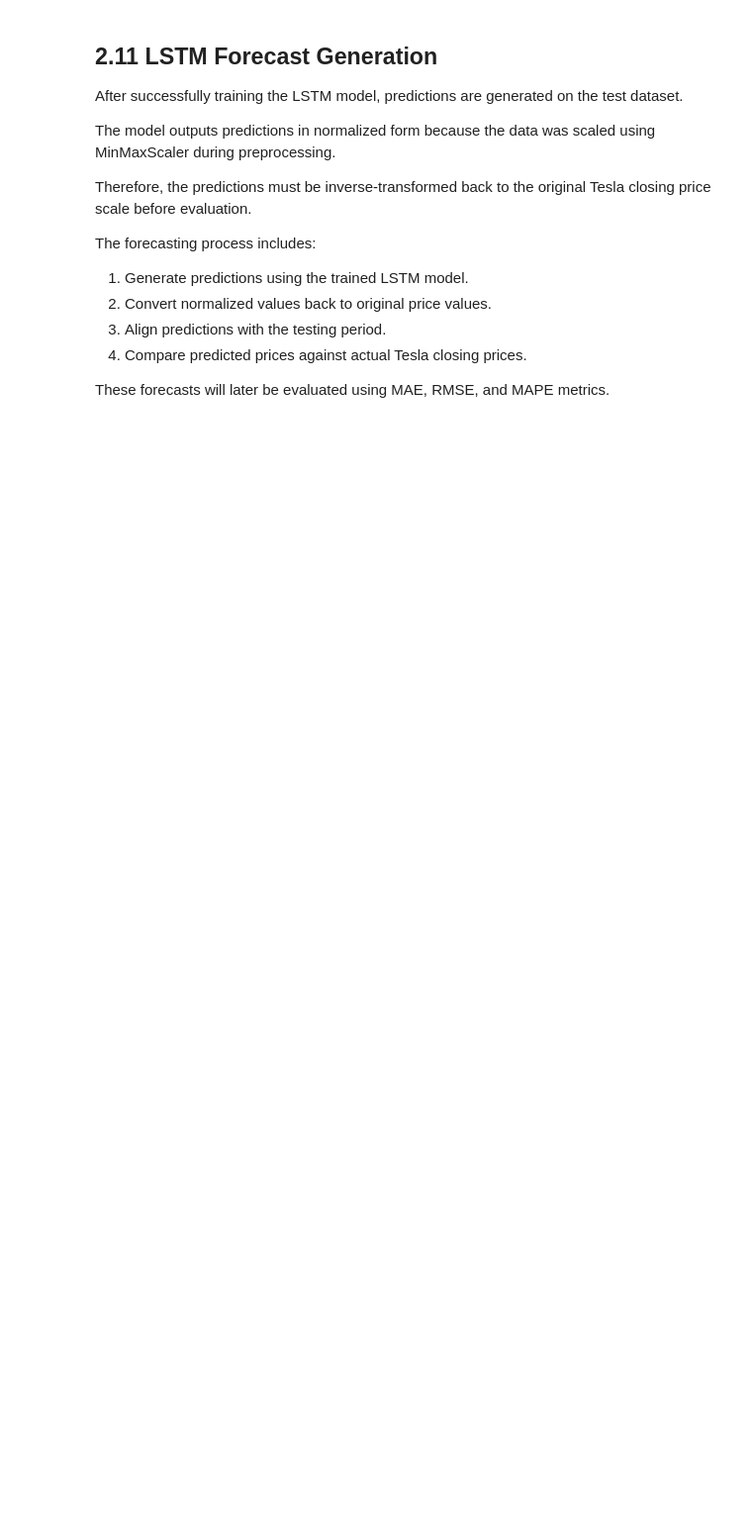
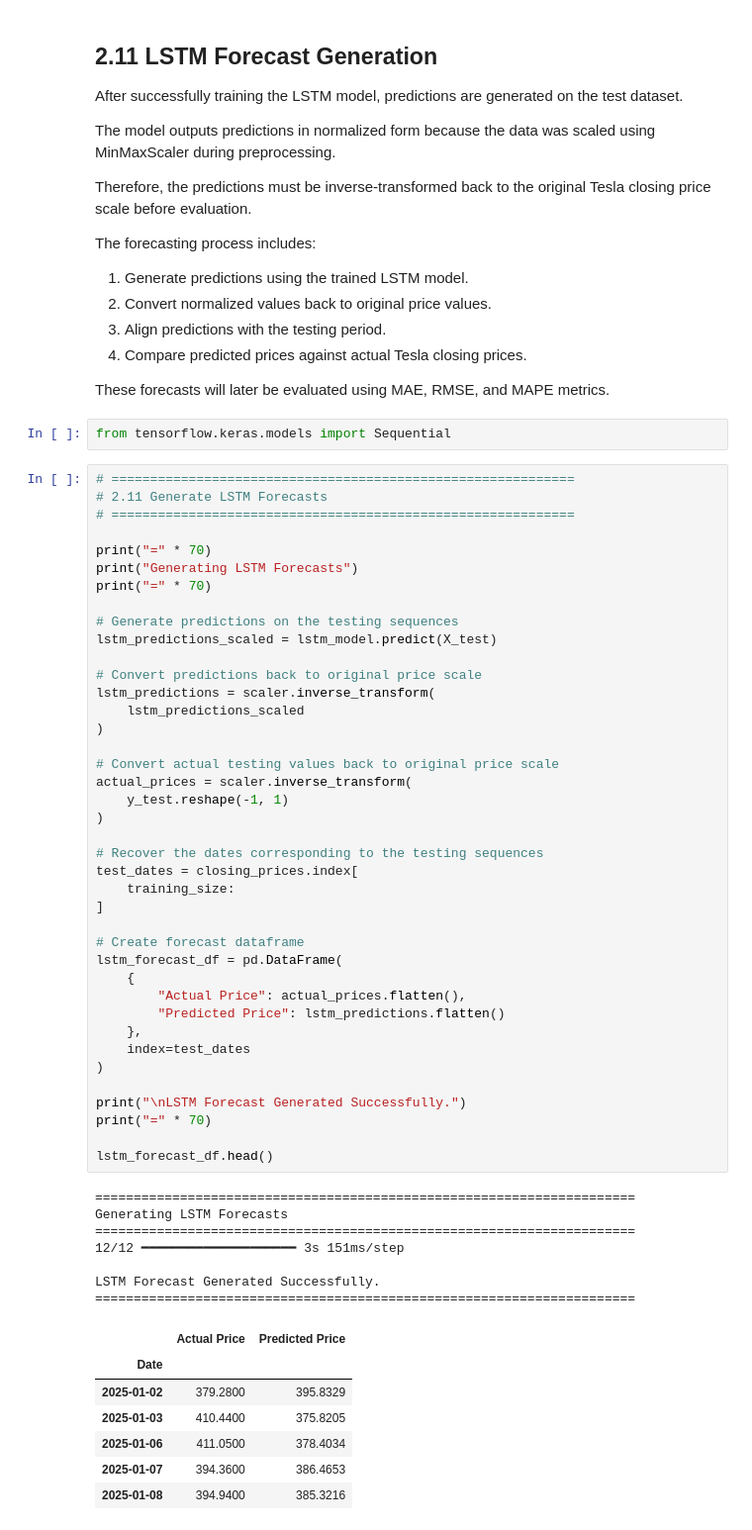
Before and after one commit to tsi122124/portfolio-optimization, a Jupyter notebook: notebooks/time_series_forecasting.ipynb, the cells around one changed output. Shown at 99% size. Drawn from its saved outputs; the diff is of its cells as text; blank space fills up the shorter version.

```diff
--- a/notebooks/time_series_forecasting.ipynb
+++ b/notebooks/time_series_forecasting.ipynb
@@ -1223,3 +1225,60 @@ The forecasting process includes:
 4. Compare predicted prices against actual Tesla closing prices.
 
 These forecasts will later be evaluated using MAE, RMSE, and MAPE metrics.
+# %%
+from tensorflow.keras.models import Sequential
+# %%
+# ============================================================
+# 2.11 Generate LSTM Forecasts
+# ============================================================
+
+print("=" * 70)
+print("Generating LSTM Forecasts")
+print("=" * 70)
+
+# Generate predictions on the testing sequences
+lstm_predictions_scaled = lstm_model.predict(X_test)
+
+# Convert predictions back to original price scale
+lstm_predictions = scaler.inverse_transform(
+    lstm_predictions_scaled
+)
+
+# Convert actual testing values back to original price scale
+actual_prices = scaler.inverse_transform(
+    y_test.reshape(-1, 1)
+)
+
+# Recover the dates corresponding to the testing sequences
+test_dates = closing_prices.index[
+    training_size:
+]
+
+# Create forecast dataframe
+lstm_forecast_df = pd.DataFrame(
+    {
+        "Actual Price": actual_prices.flatten(),
+        "Predicted Price": lstm_predictions.flatten()
+    },
+    index=test_dates
+)
+
+print("\nLSTM Forecast Generated Successfully.")
+print("=" * 70)
+
+lstm_forecast_df.head()
+# %% [output]
+======================================================================
+Generating LSTM Forecasts
+======================================================================
+12/12 ━━━━━━━━━━━━━━━━━━━━ 3s 151ms/step
+
+LSTM Forecast Generated Successfully.
+======================================================================
+|  | Actual Price | Predicted Price |
+| Date |  |  |
+| 2025-01-02 | 379.2800 | 395.8329 |
+| 2025-01-03 | 410.4400 | 375.8205 |
+| 2025-01-06 | 411.0500 | 378.4034 |
+| 2025-01-07 | 394.3600 | 386.4653 |
+| 2025-01-08 | 394.9400 | 385.3216 |
```
Also changed, not shown: parts of 19 cells of this notebook.
